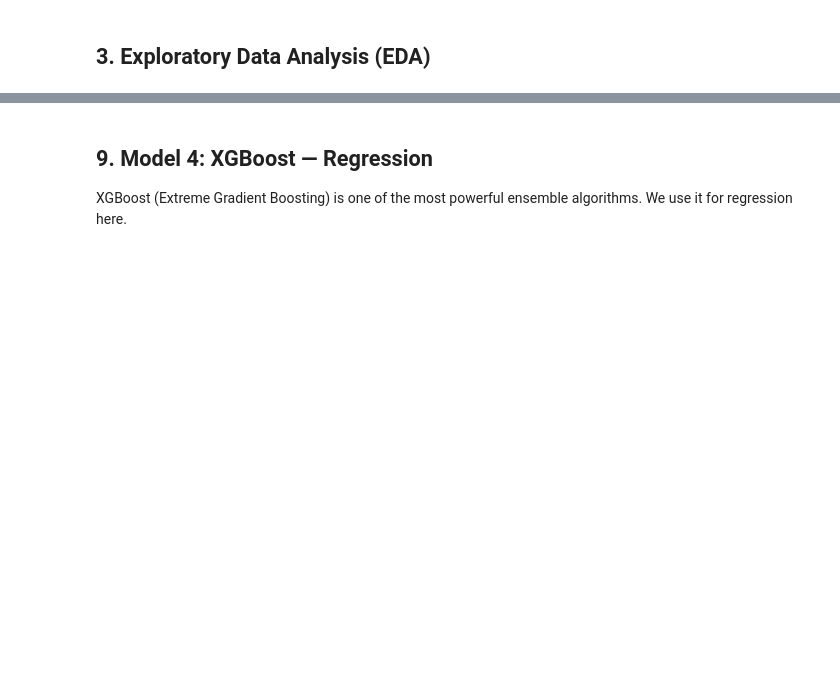
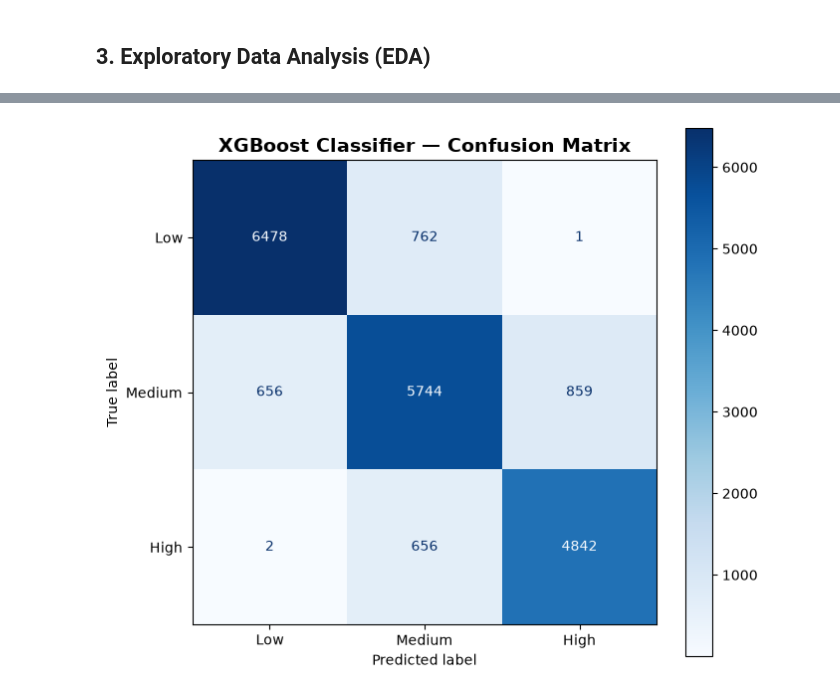
Before and after one commit to Youssef-Hassan-AI/ML_Project_2, a Jupyter notebook: ML_Fitness_Prediction.ipynb, the cells around one changed output, grey strips where cells are left out. Drawn from its saved outputs; the diff is of its cells as text; code cells hidden in the pictures; blank space fills up the shorter version.

```diff
--- a/ML_Fitness_Prediction.ipynb
+++ b/ML_Fitness_Prediction.ipynb
@@ -374,15 +470,18 @@ Since Logistic Regression is a **classification** algorithm, we use the binned `
 # %%
-# Train Logistic Regression with tuned hyperparameters
-log_model = LogisticRegression(
-    C=1.0,
-    max_iter=1000,
-    solver='lbfgs',
-    multi_class='multinomial',
+from xgboost import XGBClassifier
+xgb_clf = XGBClassifier(
+    n_estimators=500,
+    max_depth=8,
+    learning_rate=0.05,
+    subsample=0.8,
+    colsample_bytree=0.8,
+    reg_alpha=0.1,
+    reg_lambda=1.0,
     random_state=42,
     n_jobs=-1
 )
-log_model.fit(X_train_clf_scaled, y_train_clf)
-y_pred_log = log_model.predict(X_test_clf_scaled)
+xgb_clf.fit(X_train_clf_scaled, y_train_clf)
+y_pred_log = xgb_clf.predict(X_test_clf_scaled)
 
 # Evaluate
 log_acc = accuracy_score(y_test_clf, y_pred_log)
@@ -390,13 +489,13 @@ log_f1 = f1_score(y_test_clf, y_pred_log, average='weighted')
 log_precision = precision_score(y_test_clf, y_pred_log, average='weighted')
 log_recall = recall_score(y_test_clf, y_pred_log, average='weighted')
 
-classification_results['Logistic Regression'] = {
+classification_results['XGBoost Classifier'] = {
     'Accuracy': log_acc, 'F1-Score': log_f1,
     'Precision': log_precision, 'Recall': log_recall
 }
 
 print("=" * 50)
-print("     Logistic Regression Results")
+print("     XGBoost Classifier Results")
 print("=" * 50)
 print(f"  Accuracy  = {log_acc:.4f}")
 print(f"  Precision = {log_precision:.4f}")
@@ -406,3 +505,6 @@ print("=" * 50)
 
 print("\nClassification Report:")
 print(classification_report(y_test_clf, y_pred_log, target_names=['Low', 'Medium', 'High']))
+
+print("\nClassification Report:")
+print(classification_report(y_test_clf, y_pred_log, target_names=['Low', 'Medium', 'High']))
@@ -409,14 +529,11 @@ print(classification_report(y_test_clf, y_pred_log, target_names=['Low', 'Medium
 # %%
-# Logistic Regression: Confusion Matrix
 fig, ax = plt.subplots(figsize=(7, 6))
 cm = confusion_matrix(y_test_clf, y_pred_log)
 disp = ConfusionMatrixDisplay(confusion_matrix=cm, display_labels=['Low', 'Medium', 'High'])
 disp.plot(cmap='Blues', ax=ax, values_format='d')
-ax.set_title('Logistic Regression — Confusion Matrix', fontsize=14, fontweight='bold')
+ax.set_title('XGBoost Classifier — Confusion Matrix', fontsize=14, fontweight='bold')
 plt.tight_layout()
 plt.show()
+# %% [output]
+[figure, added]
-# %% [markdown]
-## 9. Model 4: XGBoost — Regression
-
-XGBoost (Extreme Gradient Boosting) is one of the most powerful ensemble algorithms. We use it for regression here.
 # %%
```
Also changed, not shown: parts of 43 cells of this notebook, 9 other files.
